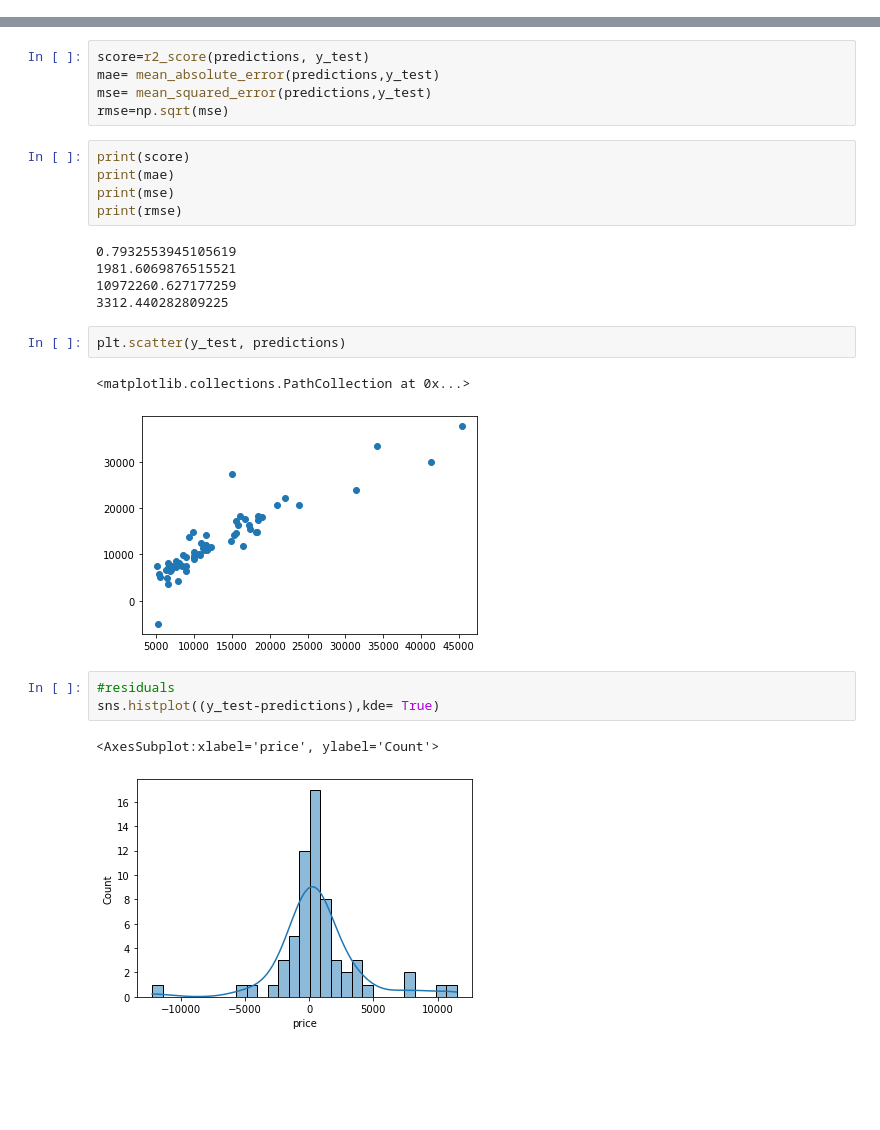
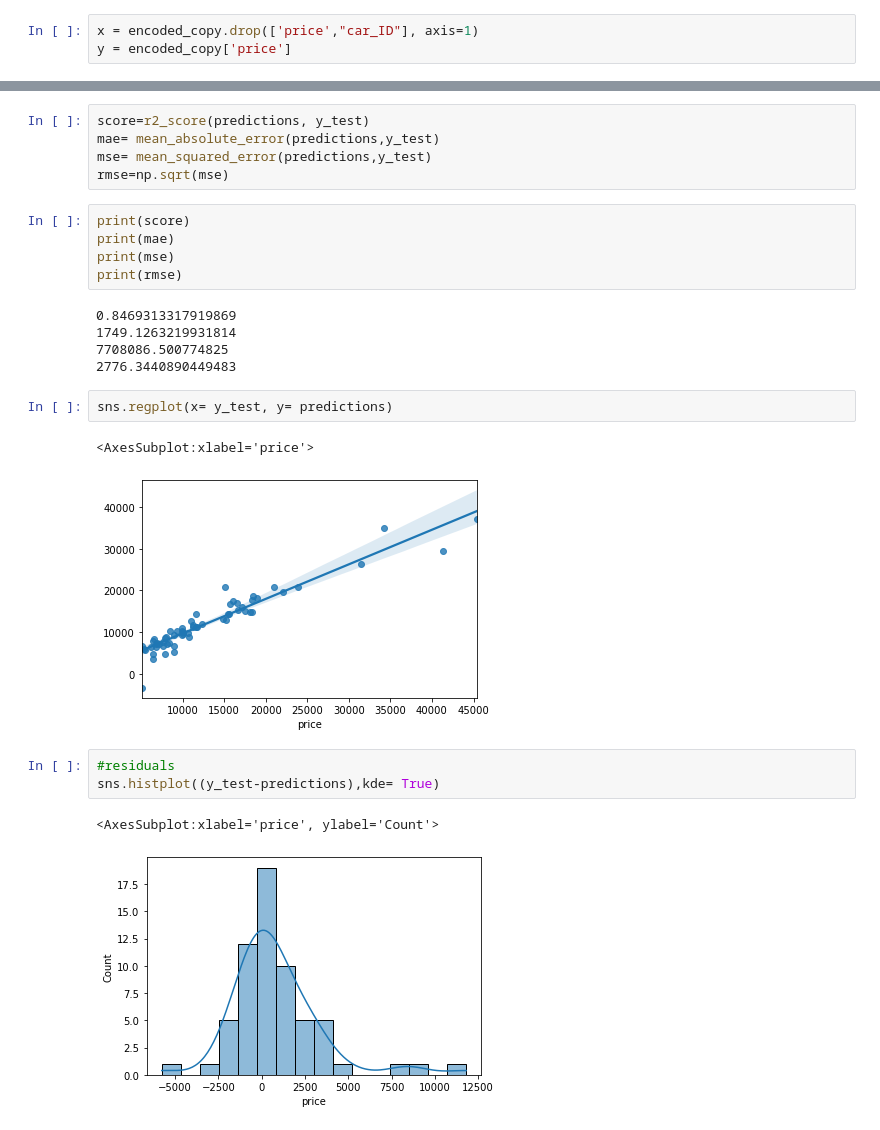
Before and after one commit to Favourabah/Car-Price-Prediction-Project, a Jupyter notebook: Car Price Project.ipynb, the cells around one changed output, grey strips where cells are left out. Drawn from its saved outputs; the diff is of its cells as text; blank space fills up the shorter version.

```diff
--- a/Car Price Project.ipynb
+++ b/Car Price Project.ipynb
@@ -475,6 +475,9 @@ encoded_copy
 # %%
 #to split our data into test and train we import the library below
 from sklearn.model_selection import train_test_split
+# %%
+x = encoded_copy.drop(['price',"car_ID"], axis=1)
+y = encoded_copy['price']
 # %%
 #we split the data set here and into test and train where 30% is assigned to the test value
 x_train, x_test, y_train, y_test= train_test_split(x,y,test_size=0.3,random_state=0)
@@ -584,18 +584,18 @@ print(mae)
 print(mse)
 print(rmse)
 # %% [output]
-0.7932553945105619
-1981.6069876515521
-10972260.627177259
-3312.440282809225
+0.8469313317919869
+1749.1263219931814
+7708086.500774825
+2776.3440890449483
 # %%
-plt.scatter(y_test, predictions)
+sns.regplot(x= y_test, y= predictions)
 # %% [output]
-<matplotlib.collections.PathCollection at 0x...>
+<AxesSubplot:xlabel='price'>
-[figure, old version]
+[figure, new version]
 # %%
 #residuals
 sns.histplot((y_test-predictions),kde= True)
 # %% [output]
 <AxesSubplot:xlabel='price', ylabel='Count'>
-[figure, old version]
+[figure, new version]
```
Also changed, not shown: parts of 119 cells of this notebook.
